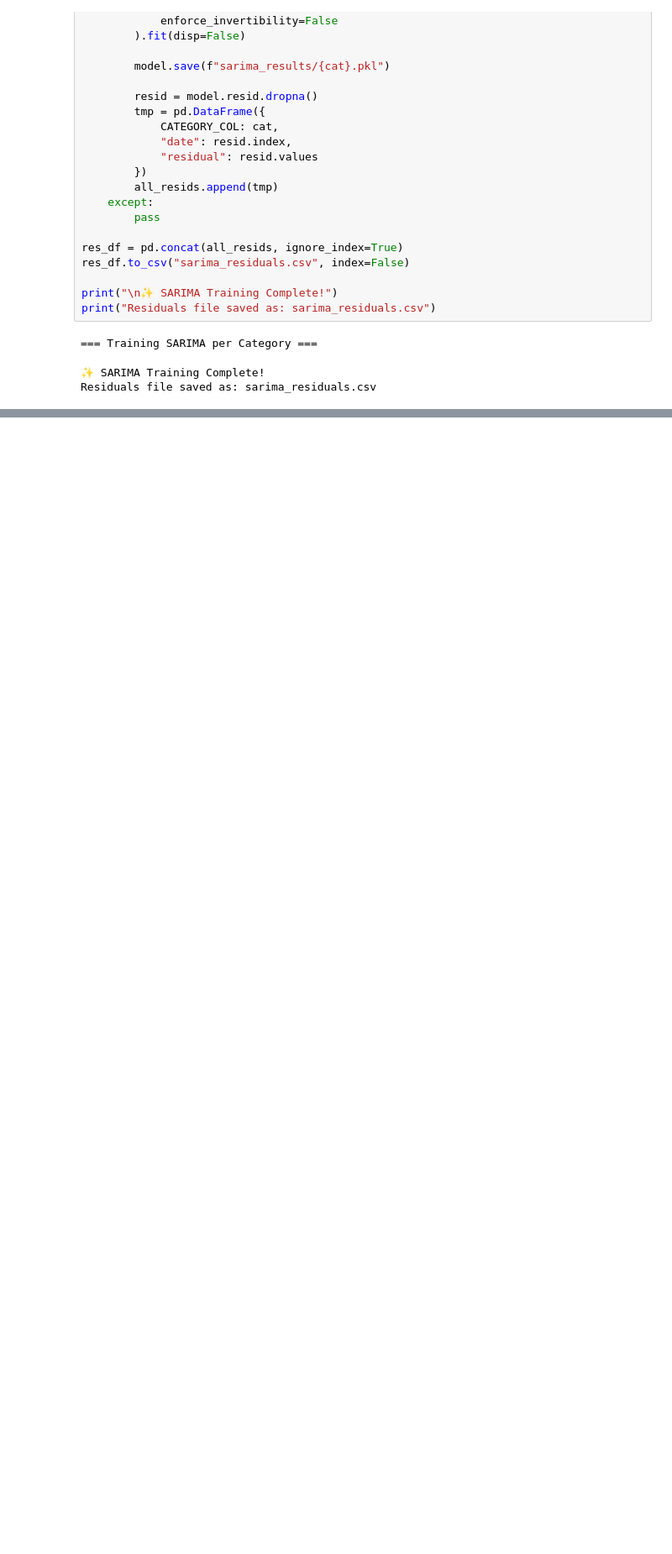
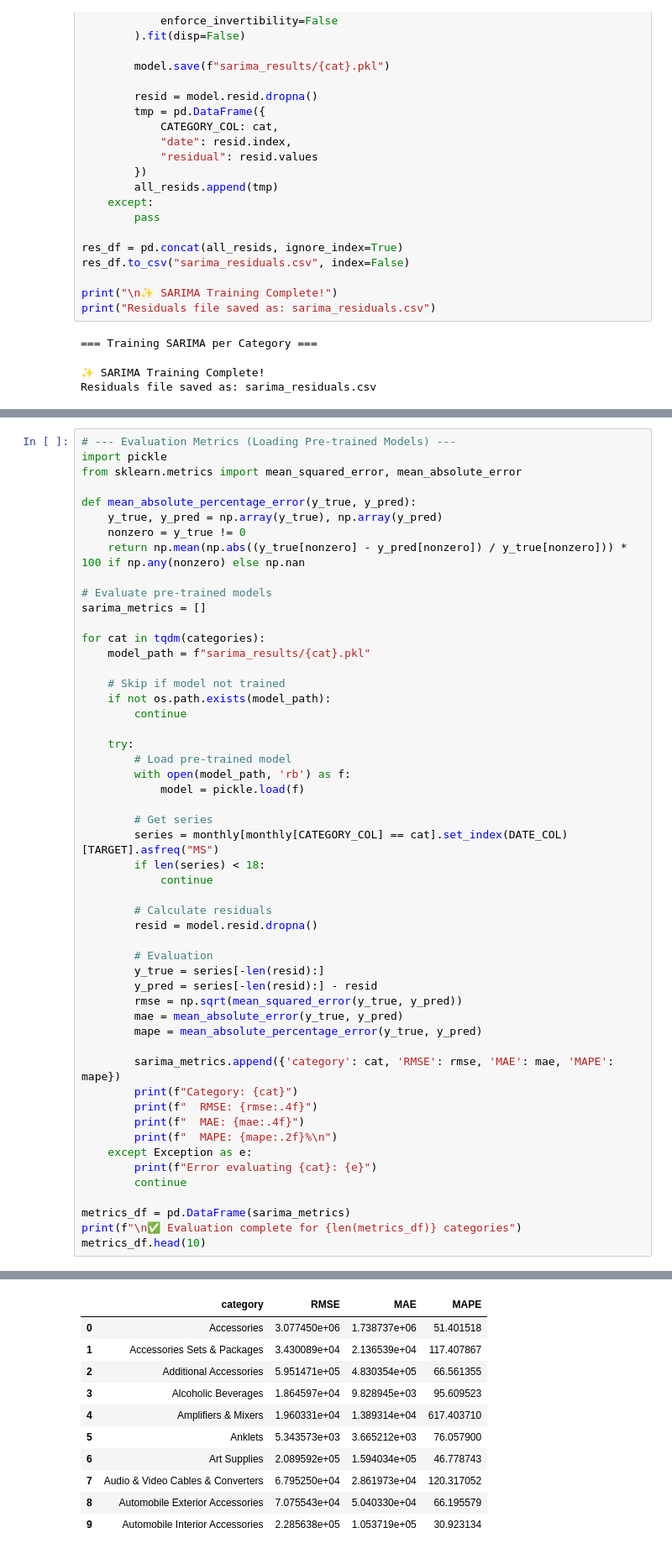
Before and after one commit to Eyyyron/ShopeeAnalysis_Amalgam, a Jupyter notebook: HYBRID MODEL/sarima_modelling.ipynb, the cells around one changed output, grey strips where cells are left out. Shown at 84% size. Saved outputs shown, nothing was run; the diff lists cells and outputs as text; blank space fills up the shorter version.

Commit message:
Evaluation Metrics

```diff
--- a/HYBRID MODEL/sarima_modelling.ipynb
+++ b/HYBRID MODEL/sarima_modelling.ipynb
@@ -121,0 +124,53 @@ metrics_df.head()
+# %%
+# --- Evaluation Metrics (Loading Pre-trained Models) ---
+import pickle
+from sklearn.metrics import mean_squared_error, mean_absolute_error
+
+def mean_absolute_percentage_error(y_true, y_pred):
+    y_true, y_pred = np.array(y_true), np.array(y_pred)
+    nonzero = y_true != 0
+    return np.mean(np.abs((y_true[nonzero] - y_pred[nonzero]) / y_true[nonzero])) * 100 if np.any(nonzero) else np.nan
+
+# Evaluate pre-trained models
+sarima_metrics = []
+
+for cat in tqdm(categories):
+    model_path = f"sarima_results/{cat}.pkl"
+
+    # Skip if model not trained
+    if not os.path.exists(model_path):
+        continue
+
+    try:
+        # Load pre-trained model
+        with open(model_path, 'rb') as f:
+            model = pickle.load(f)
+
+        # Get series
+        series = monthly[monthly[CATEGORY_COL] == cat].set_index(DATE_COL)[TARGET].asfreq("MS")
+        if len(series) < 18:
+            continue
+
+        # Calculate residuals
+        resid = model.resid.dropna()
+
+        # Evaluation
+        y_true = series[-len(resid):]
+        y_pred = series[-len(resid):] - resid
+        rmse = np.sqrt(mean_squared_error(y_true, y_pred))
+        mae = mean_absolute_error(y_true, y_pred)
+        mape = mean_absolute_percentage_error(y_true, y_pred)
+
+        sarima_metrics.append({'category': cat, 'RMSE': rmse, 'MAE': mae, 'MAPE': mape})
+        print(f"Category: {cat}")
+        print(f"  RMSE: {rmse:.4f}")
+        print(f"  MAE: {mae:.4f}")
+        print(f"  MAPE: {mape:.2f}%\n")
+    except Exception as e:
+        print(f"Error evaluating {cat}: {e}")
+        continue
+
+metrics_df = pd.DataFrame(sarima_metrics)
+print(f"\n✅ Evaluation complete for {len(metrics_df)} categories")
+metrics_df.head(10)
+# %% [output]
@@ -121,0 +279,11 @@ metrics_df.head()
+|  | category | RMSE | MAE | MAPE |
+| 0 | Accessories | 3.077450e+06 | 1.738737e+06 | 51.401518 |
+| 1 | Accessories Sets & Packages | 3.430089e+04 | 2.136539e+04 | 117.407867 |
+| 2 | Additional Accessories | 5.951471e+05 | 4.830354e+05 | 66.561355 |
+| 3 | Alcoholic Beverages | 1.864597e+04 | 9.828945e+03 | 95.609523 |
+| 4 | Amplifiers & Mixers | 1.960331e+04 | 1.389314e+04 | 617.403710 |
+| 5 | Anklets | 5.343573e+03 | 3.665212e+03 | 76.057900 |
+| 6 | Art Supplies | 2.089592e+05 | 1.594034e+05 | 46.778743 |
+| 7 | Audio & Video Cables & Converters | 6.795250e+04 | 2.861973e+04 | 120.317052 |
+| 8 | Automobile Exterior Accessories | 7.075543e+04 | 5.040330e+04 | 66.195579 |
+| 9 | Automobile Interior Accessories | 2.285638e+05 | 1.053719e+05 | 30.923134 |
```
Also changed, not shown: parts of 3 cells of this notebook, 2 other files.
